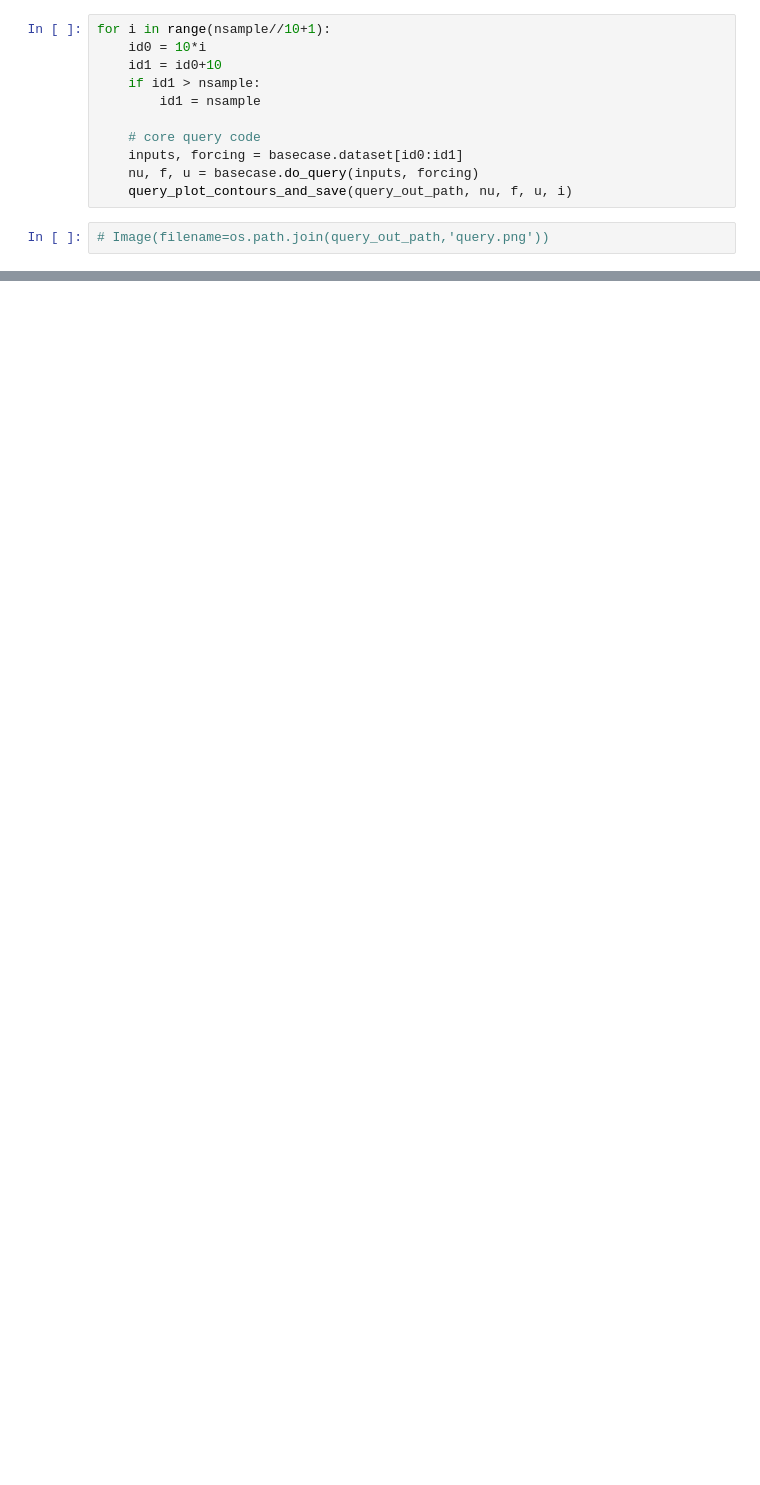
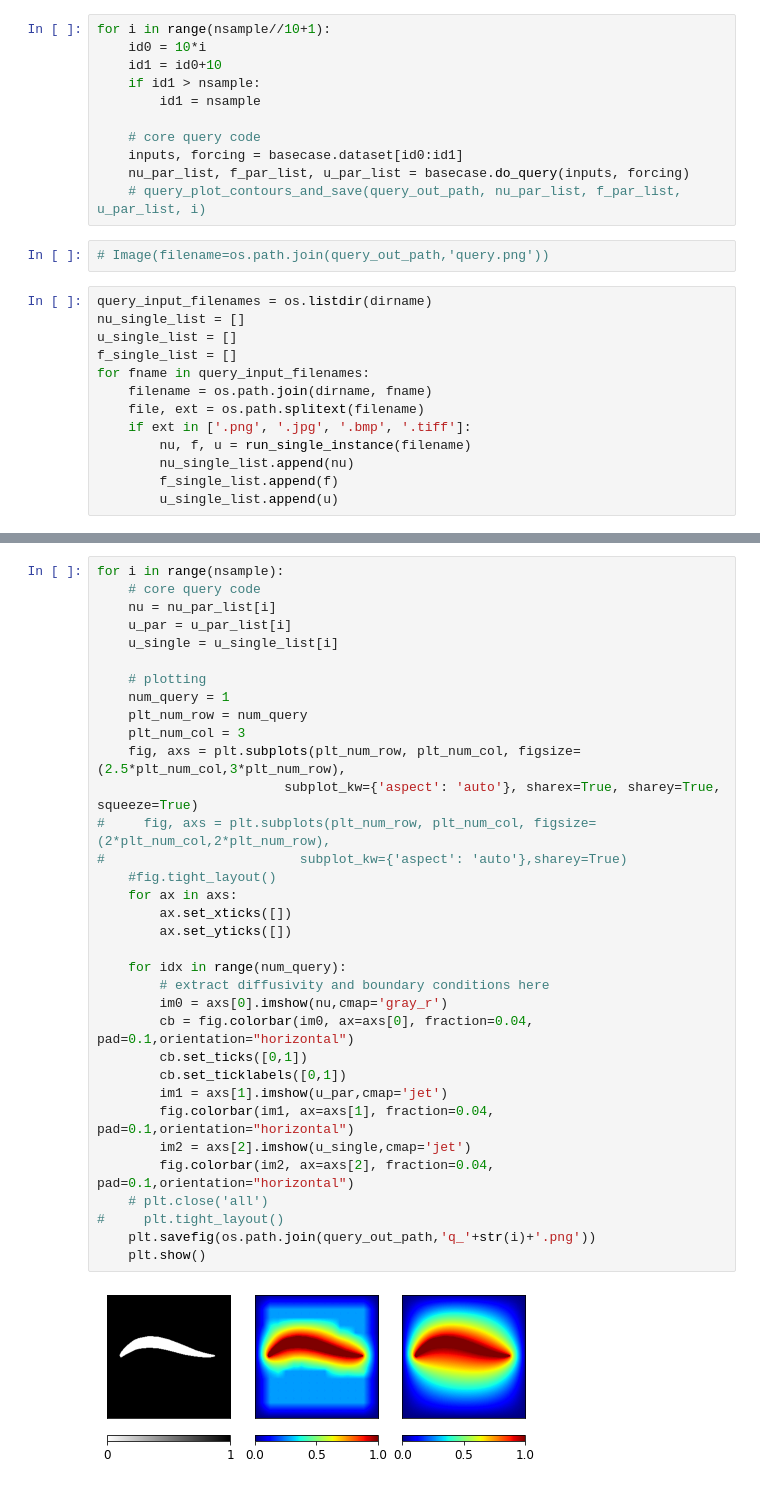
Before and after one commit to adityabalu/DiffNet, a Jupyter notebook: examples/poisson/parametric/q1_complex_immersed_background.ipynb, the cells around one changed output, grey strips where cells are left out. Saved outputs shown, nothing was run; the diff lists cells and outputs as text; blank space fills up the shorter version.

Commit message:
Made an auxiliary copy of the CIB single instance script

```diff
--- a/examples/poisson/parametric/q1_complex_immersed_background.ipynb
+++ b/examples/poisson/parametric/q1_complex_immersed_background.ipynb
@@ -79,7 +141,20 @@ for i in range(nsample//10+1):
 
     # core query code
     inputs, forcing = basecase.dataset[id0:id1]
-    nu, f, u = basecase.do_query(inputs, forcing)
-    query_plot_contours_and_save(query_out_path, nu, f, u, i)
+    nu_par_list, f_par_list, u_par_list = basecase.do_query(inputs, forcing)
+    # query_plot_contours_and_save(query_out_path, nu_par_list, f_par_list, u_par_list, i)
 # %%
 # Image(filename=os.path.join(query_out_path,'query.png'))
+# %%
+query_input_filenames = os.listdir(dirname)
+nu_single_list = []
+u_single_list = []
+f_single_list = []
+for fname in query_input_filenames:
+    filename = os.path.join(dirname, fname)
+    file, ext = os.path.splitext(filename)
+    if ext in ['.png', '.jpg', '.bmp', '.tiff']:
+        nu, f, u = run_single_instance(filename)
+        nu_single_list.append(nu)
+        f_single_list.append(f)
+        u_single_list.append(u)
@@ -85,0 +410,36 @@ for i in range(nsample//10+1):
+# %%
+for i in range(nsample):
+    # core query code
+    nu = nu_par_list[i]
+    u_par = u_par_list[i]
+    u_single = u_single_list[i]
+
+    # plotting
+    num_query = 1
+    plt_num_row = num_query
+    plt_num_col = 3
+    fig, axs = plt.subplots(plt_num_row, plt_num_col, figsize=(2.5*plt_num_col,3*plt_num_row),
+                        subplot_kw={'aspect': 'auto'}, sharex=True, sharey=True, squeeze=True)
+#     fig, axs = plt.subplots(plt_num_row, plt_num_col, figsize=(2*plt_num_col,2*plt_num_row),
+#                         subplot_kw={'aspect': 'auto'},sharey=True)
+    #fig.tight_layout()
+    for ax in axs:
+        ax.set_xticks([])
+        ax.set_yticks([])
+
+    for idx in range(num_query):
+        # extract diffusivity and boundary conditions here
+        im0 = axs[0].imshow(nu,cmap='gray_r')
+        cb = fig.colorbar(im0, ax=axs[0], fraction=0.04, pad=0.1,orientation="horizontal")
+        cb.set_ticks([0,1])
+        cb.set_ticklabels([0,1])
+        im1 = axs[1].imshow(u_par,cmap='jet')
+        fig.colorbar(im1, ax=axs[1], fraction=0.04, pad=0.1,orientation="horizontal")
+        im2 = axs[2].imshow(u_single,cmap='jet')
+        fig.colorbar(im2, ax=axs[2], fraction=0.04, pad=0.1,orientation="horizontal")
+    # plt.close('all')
+#     plt.tight_layout()
+    plt.savefig(os.path.join(query_out_path,'q_'+str(i)+'.png'))
+    plt.show()
+# %% [output]
+[figure, added]
```
Also changed, not shown: parts of 11 cells of this notebook, 2 other files.
